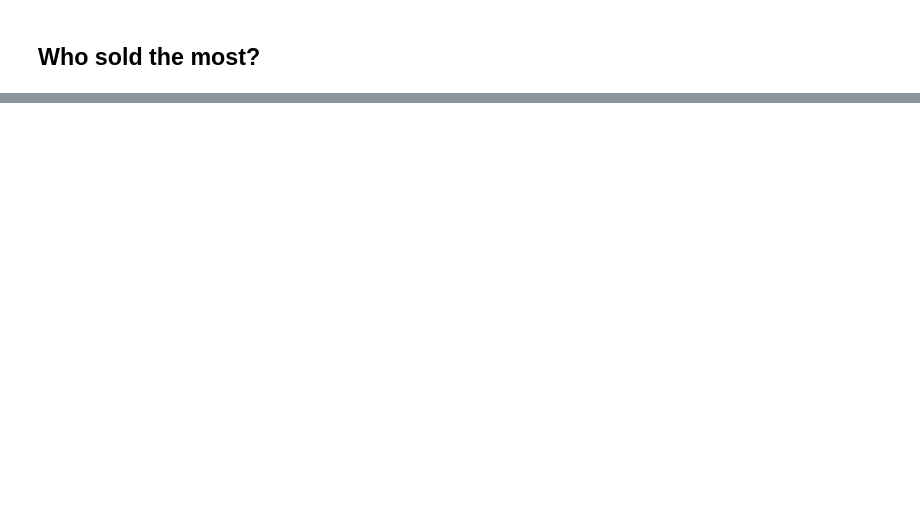
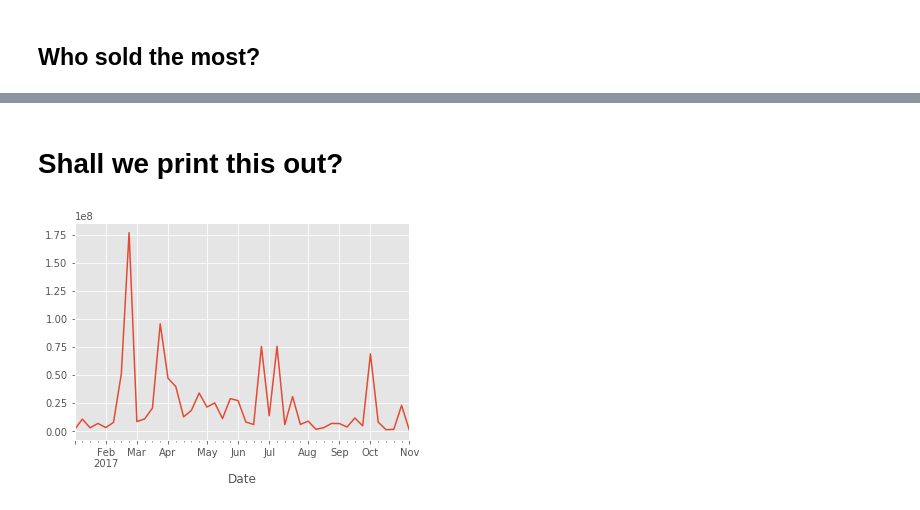
Before and after one commit to barjacks/pythonrecherche, a Jupyter notebook: 08 html, beautifulsoup, pandas intro/03 First steps with Pandas.ipynb, the cells around one changed output, grey strips where cells are left out. Cells and saved outputs as stored; diff of their text form; code cells hidden in the pictures; blank space fills up the shorter version.

```diff
--- a/08 html, beautifulsoup, pandas intro/03 First steps with Pandas.ipynb
+++ b/08 html, beautifulsoup, pandas intro/03 First steps with Pandas.ipynb
@@ -255,0 +320,7 @@ Name: Price_m, Length: 164, dtype: float64
+# %% [markdown]
+# Shall we print this out?
+# %%
+df.resample('W')['Price'].sum().plot()
+plt.savefig('hello.pdf')
+# %% [output]
+[figure, added]
```
Also changed, not shown: parts of 44 cells of this notebook, 1 other file.
